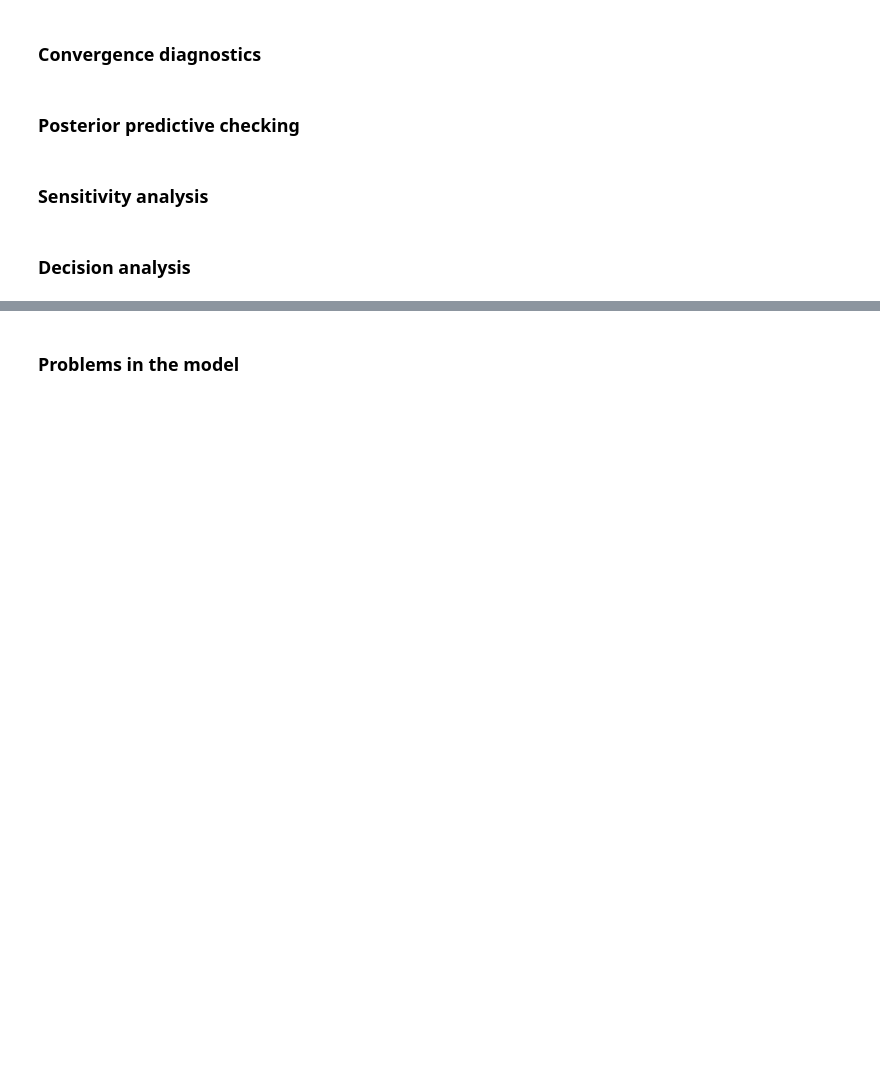
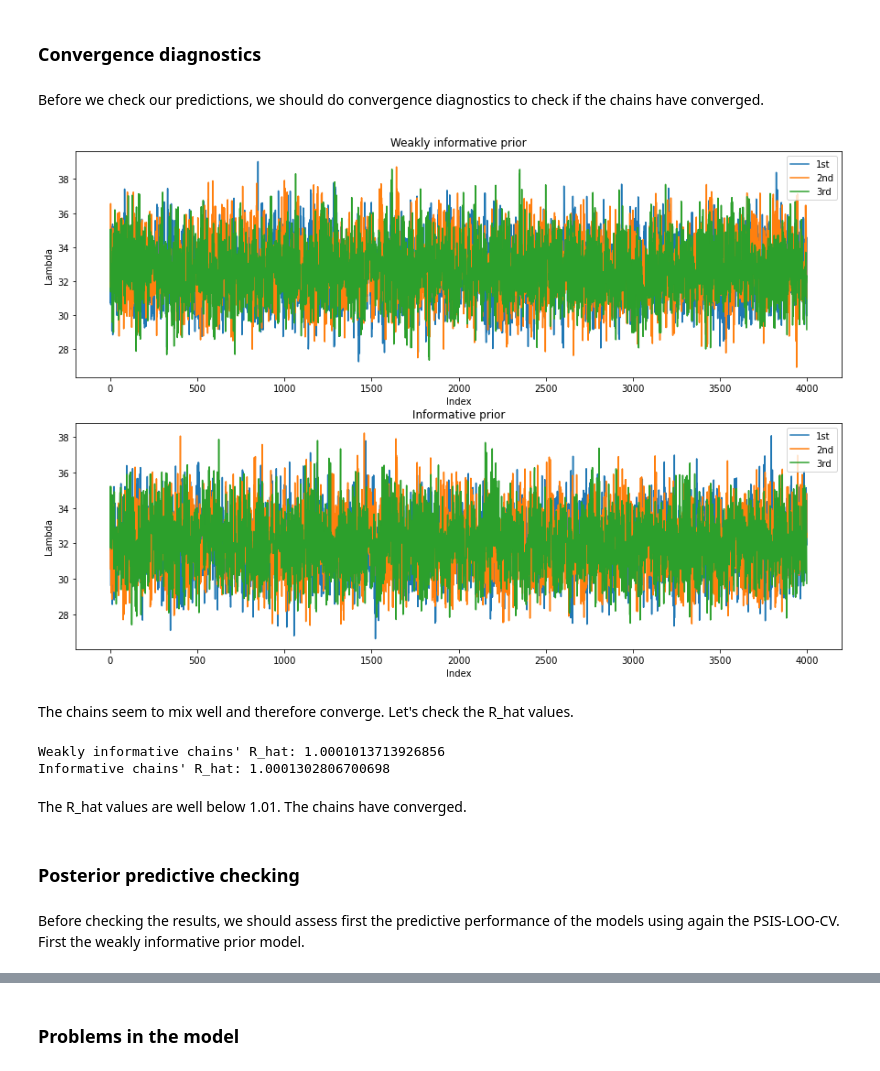
Before and after one commit to shiftleino/bayesian-premier, a Jupyter notebook: analysis.ipynb, the cells around one changed output, grey strips where cells are left out. Saved outputs shown, nothing was run; the diff lists cells and outputs as text; code cells hidden in the pictures; blank space fills up the shorter version.

```diff
--- a/analysis.ipynb
+++ b/analysis.ipynb
@@ -481,7 +526,7 @@ print(hier_stan)
 # %%
 # STAN MODEL
 nest_asyncio.apply()
-inputs = {'N': data_manu.shape[0], 'J': data_manu.shape[1], 'y1': data_manu, 'y2': data_cr7}
-model = stan.build(program_code=hier_stan, data=inputs);
-hier_fit = model.sample();
-hier_df = hier_fit.to_frame()
+inputs = {'N': data_cr7.size, 'y': data_cr7, 'alpha': 0.001, 'beta': 0.001}
+model = stan.build(program_code=stan_code, data=inputs);
+weakly_separate_fit = model.sample(num_chains=3, num_samples=4000, num_warmup=4000, save_warmup=False);
+weakly_separate_df = weakly_separate_fit.to_frame()
@@ -489,0 +554,7 @@ hier_fit["pred4"].mean()
+# %%
+# STAN MODEL
+nest_asyncio.apply()
+inputs = {'N': data_cr7.size, 'y': data_cr7, 'alpha': 5.28, 'beta': 0.418}
+model = stan.build(program_code=stan_code, data=inputs);
+informative_separate_fit = model.sample(num_chains=3, num_samples=4000, num_warmup=4000, save_warmup=False);
+informative_separate_df = informative_separate_fit.to_frame()
@@ -490,8 +580,42 @@ hier_fit["pred4"].mean()
 # %% [markdown]
 ### Convergence diagnostics
+# %% [markdown]
+Before we check our predictions, we should do convergence diagnostics to check if the chains have converged.
+# %%
+fig, ax = plt.subplots(2, 1)
+fig.set_size_inches(15, 10)
+
+ax[0].plot(range(4000), weakly_separate_fit["la"][0][0:4000], label="1st")
+ax[0].plot(range(4000), weakly_separate_fit["la"][0][4000:8000], label="2nd")
+ax[0].plot(range(4000), weakly_separate_fit["la"][0][8000:12000], label="3rd")
+ax[0].legend()
+ax[0].set_title("Weakly informative prior")
+ax[0].set_xlabel("Index")
+ax[0].set_ylabel("Lambda")
+
+ax[1].plot(range(4000), informative_separate_fit["la"][0][0:4000], label="1st")
+ax[1].plot(range(4000), informative_separate_fit["la"][0][4000:8000], label="2nd")
+ax[1].plot(range(4000), informative_separate_fit["la"][0][8000:12000], label="3rd")
+ax[1].legend()
+ax[1].set_title("Informative prior")
+ax[1].set_xlabel("Index")
+ax[1].set_ylabel("Lambda");
+# %% [output]
+[figure, added]
+# %% [markdown]
+The chains seem to mix well and therefore converge. Let's check the R_hat values.
+# %%
+weakly_chains = np.array((weakly_separate_fit["la"][0][0:4000],
+                    weakly_separate_fit["la"][0][4000:8000], weakly_separate_fit["la"][0][8000:12000]))
+informative_chains = np.array((informative_separate_fit["la"][0][0:4000],
+                    informative_separate_fit["la"][0][4000:8000], informative_separate_fit["la"][0][8000:12000]))
+print(f"Weakly informative chains' R_hat: {az.rhat(weakly_chains)}\nInformative chains' R_hat: {az.rhat(informative_chains)}")
+# %% [output]
+Weakly informative chains' R_hat: 1.0001013713926856
+Informative chains' R_hat: 1.0001302806700698
+# %% [markdown]
+The R_hat values are well below 1.01. The chains have converged.
 # %% [markdown]
 ### Posterior predictive checking
-# %% [markdown]
-### Sensitivity analysis
-# %% [markdown]
-### Decision analysis
+# %% [markdown]
+Before checking the results, we should assess first the predictive performance of the models using again the PSIS-LOO-CV. First the weakly informative prior model.
```
Also changed, not shown: parts of 54 cells of this notebook, 2 other files.
